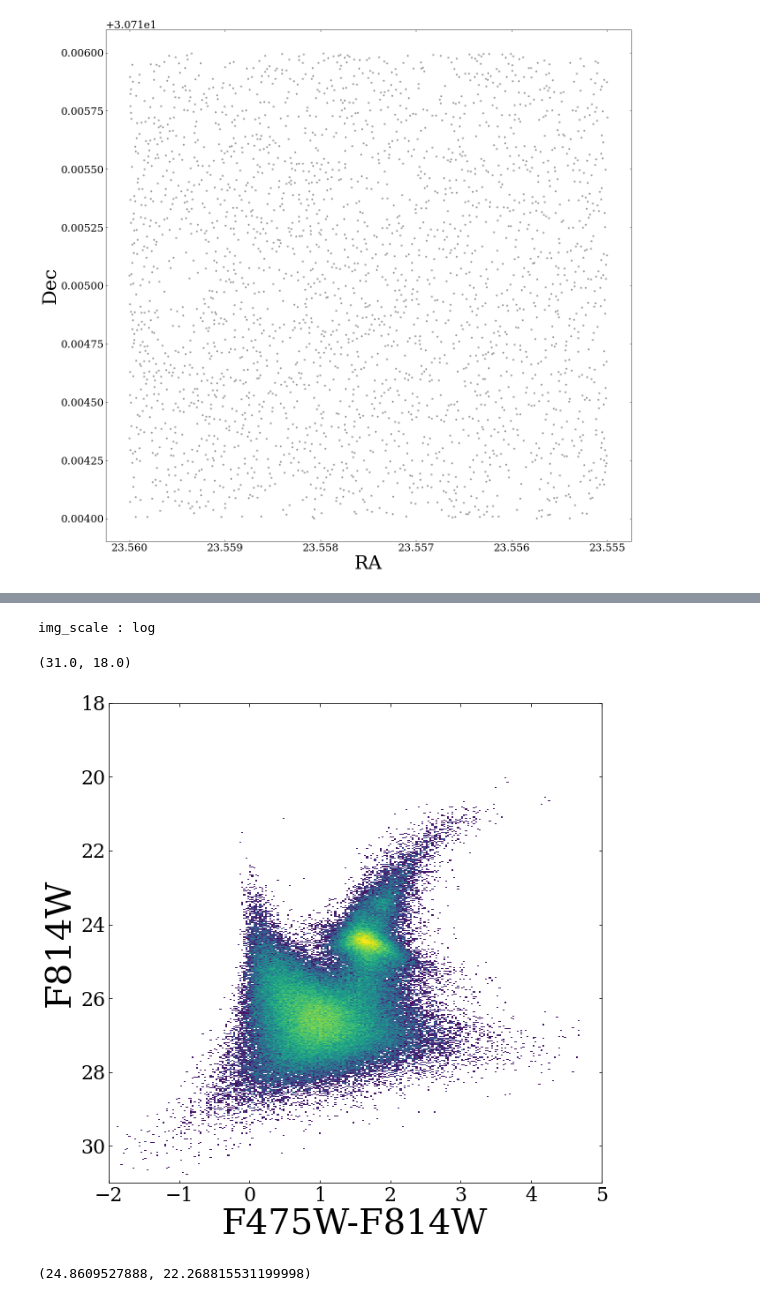
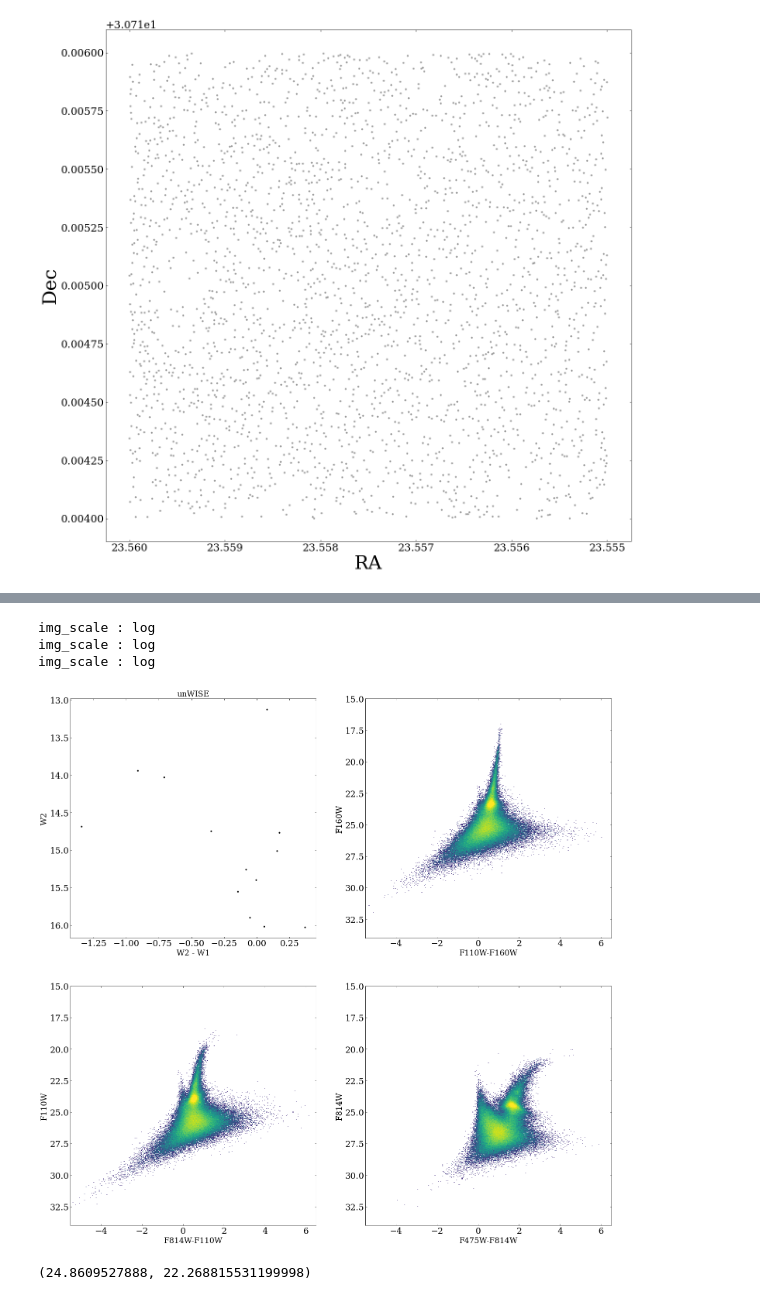
Before and after one commit to tmsandford/M33_Matching, a Jupyter notebook: M33_Matching_Exploration.ipynb, the cells around one changed output, grey strips where cells are left out. Saved outputs shown, nothing was run; the diff lists cells and outputs as text; code cells hidden in the pictures.

```diff
--- a/M33_Matching_Exploration.ipynb
+++ b/M33_Matching_Exploration.ipynb
@@ -480,42 +479,11 @@ ax.set_xlim(ax.get_xlim()[::-1])
-# %%
-##coord: 23.5646250 +30.7031944
-###SIMBAD: http://simbad.u-strasbg.fr/simbad/sim-id?Ident=%401518927&Name=%5bSSA2010%5d%201901&submit=submit
-###globular cluster
-
-ds3['F475W_F814W'] = ds3.F475W_VEGA - ds3.F814W_VEGA
-
-F475W_F814W,F814W = ds3.F475W_F814W.evaluate(selection='SUB'),ds3.F814W_VEGA.evaluate(selection='SUB')
-
-n = 500
-hall,h475_814,h814 = np.histogram2d(F475W_F814W,F814W,
-                              bins=[int(n*aspect_ratio),n],
-                              range=[(-2,5), (18,31)],
-                              density=False)
-
-import img_scale
-hall_scaled = img_scale.log(hall,scale_min=1,scale_max=100)
-
-fig = plt.figure()
-fig.set_figwidth(10)
-fig.set_figheight(10)
-ax = plt.subplot(111)
-ax.set_xlabel('F475W-F814W')
-ax.set_ylabel('F814W')
-
-colormap = 'viridis'
-cmap = getattr(mpl.cm, colormap)
-cmap.set_under('w')
-
-im = ax.imshow(hall_scaled.T,aspect='auto',
-               interpolation='nearest',origin='lower',
-               extent=[h475_814[0],h475_814[-1],h814[0],h814[-1]],
-               cmap=cmap,vmin=0.1,vmax=1)
-
-ax.set_ylim(ax.get_ylim()[::-1])
-# %% [output]
-img_scale : log
-(31.0, 18.0)
-[figure, removed]
+# %%
+import auto_cmd as cmd
+cmd.cmds(23.56, 23.58, 30.70, 30.74)
+# %% [output]
+img_scale : log
+img_scale : log
+img_scale : log
+[figure, added]
 # %%
 Irsa.ROW_LIMIT = 100000
 #table = Irsa.query_region("m33", catalog="unwise_2019", spatial="Polygon", radius=0.25*u.deg)
```
Also changed, not shown: parts of 2 cells of this notebook.
